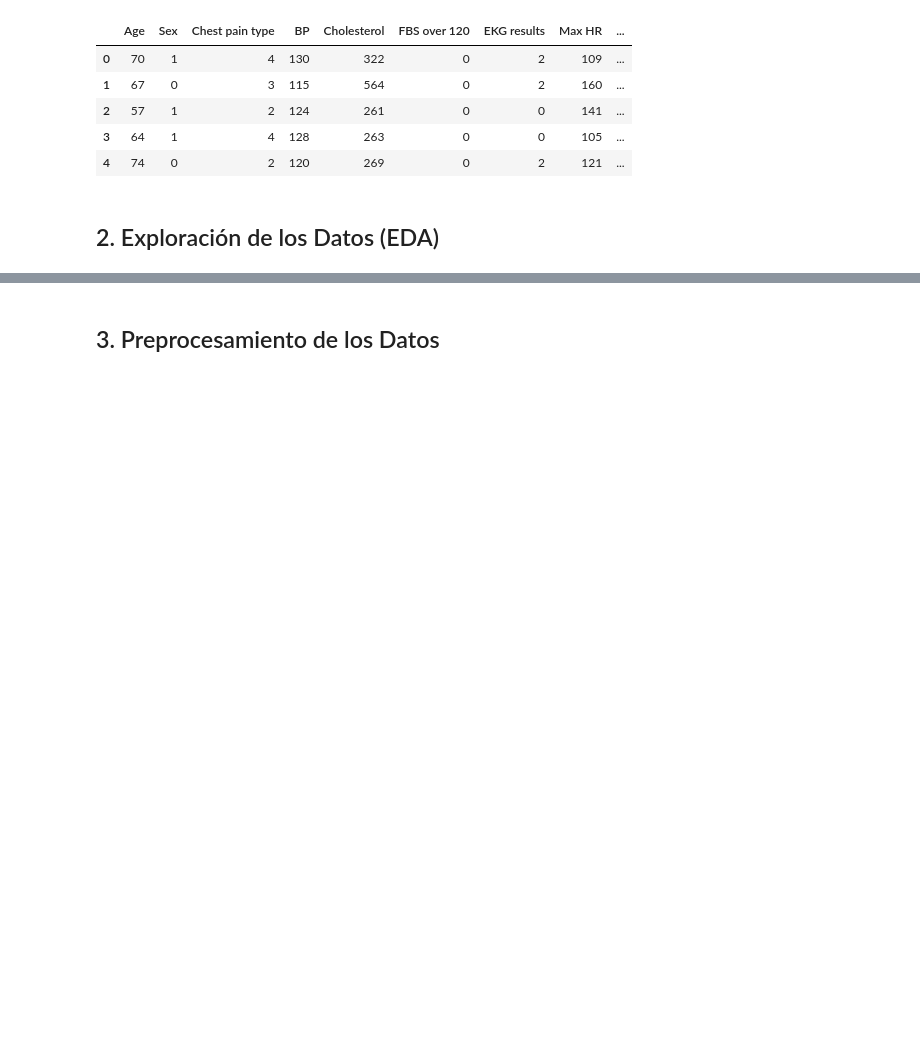
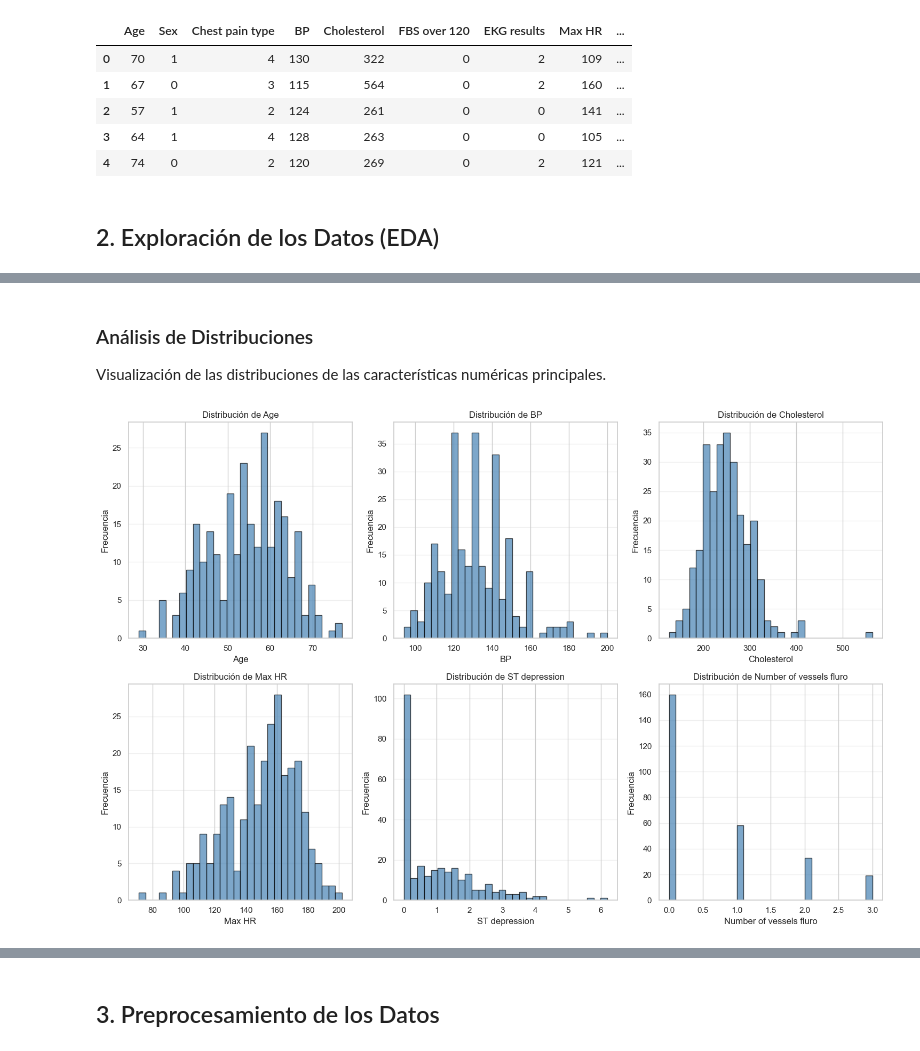
Before and after one commit to esteban0903/HEART-DISEASE-IR, a Jupyter notebook: heart_disease_lr_analysis.ipynb, the cells around one changed output, grey strips where cells are left out. Cells and saved outputs as stored; diff of their text form; code cells hidden in the pictures; blank space fills up the shorter version.

```diff
--- a/heart_disease_lr_analysis.ipynb
+++ b/heart_disease_lr_analysis.ipynb
@@ -79,0 +145,19 @@ Name: count, dtype: int64
+# %% [markdown]
+### Análisis de Distribuciones
+
+Visualización de las distribuciones de las características numéricas principales.
+# %%
+fig, axes = plt.subplots(2, 3, figsize=(15, 10))
+axes = axes.ravel()
+
+for idx, feature in enumerate(features_to_plot):
+    axes[idx].hist(df[feature], bins=30, edgecolor='black', alpha=0.7, color='steelblue')
+    axes[idx].set_title(f'Distribución de {feature}', fontsize=12)
+    axes[idx].set_xlabel(feature)
+    axes[idx].set_ylabel('Frecuencia')
+    axes[idx].grid(axis='y', alpha=0.3)
+
+plt.tight_layout()
+plt.show()
+# %% [output]
+[figure, added]
```
Also changed, not shown: parts of 63 cells of this notebook, 14 other files.
